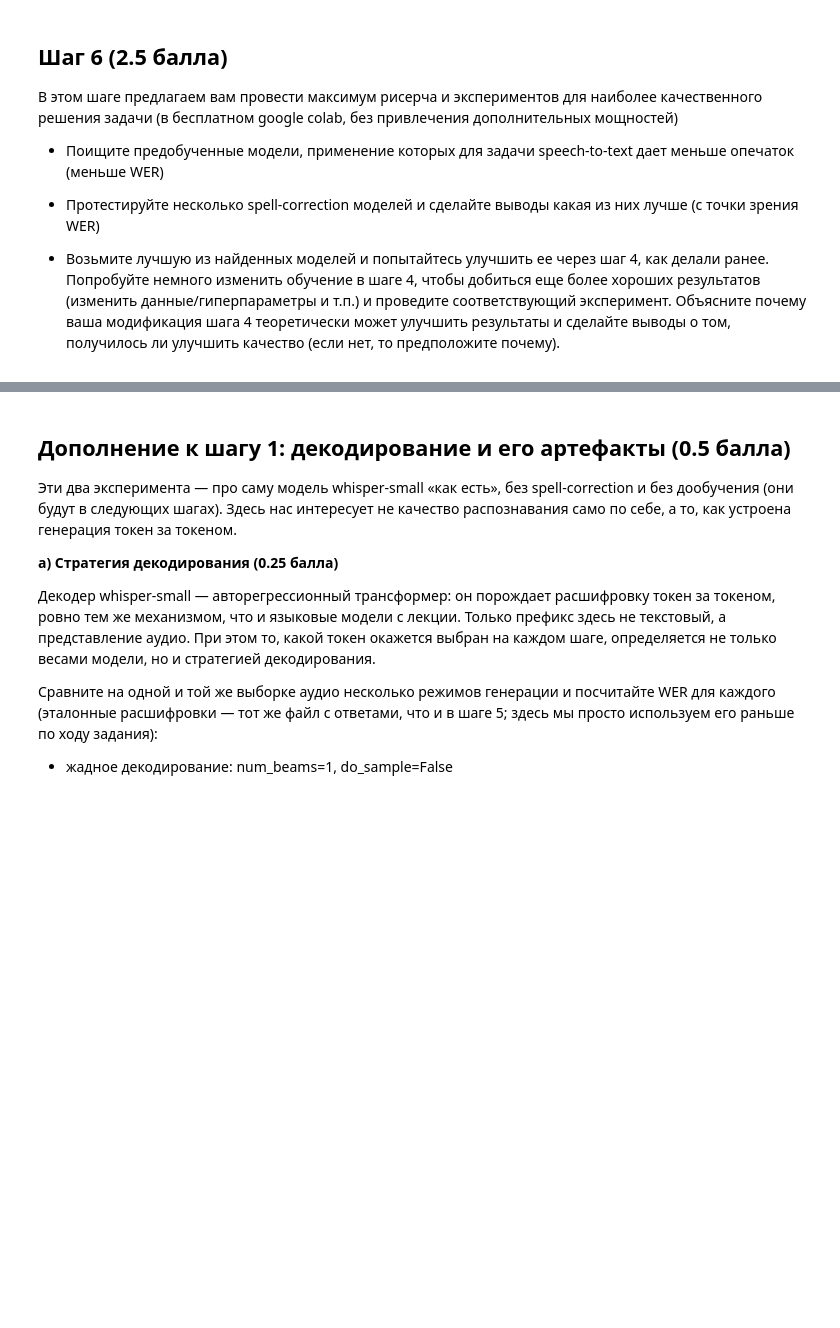
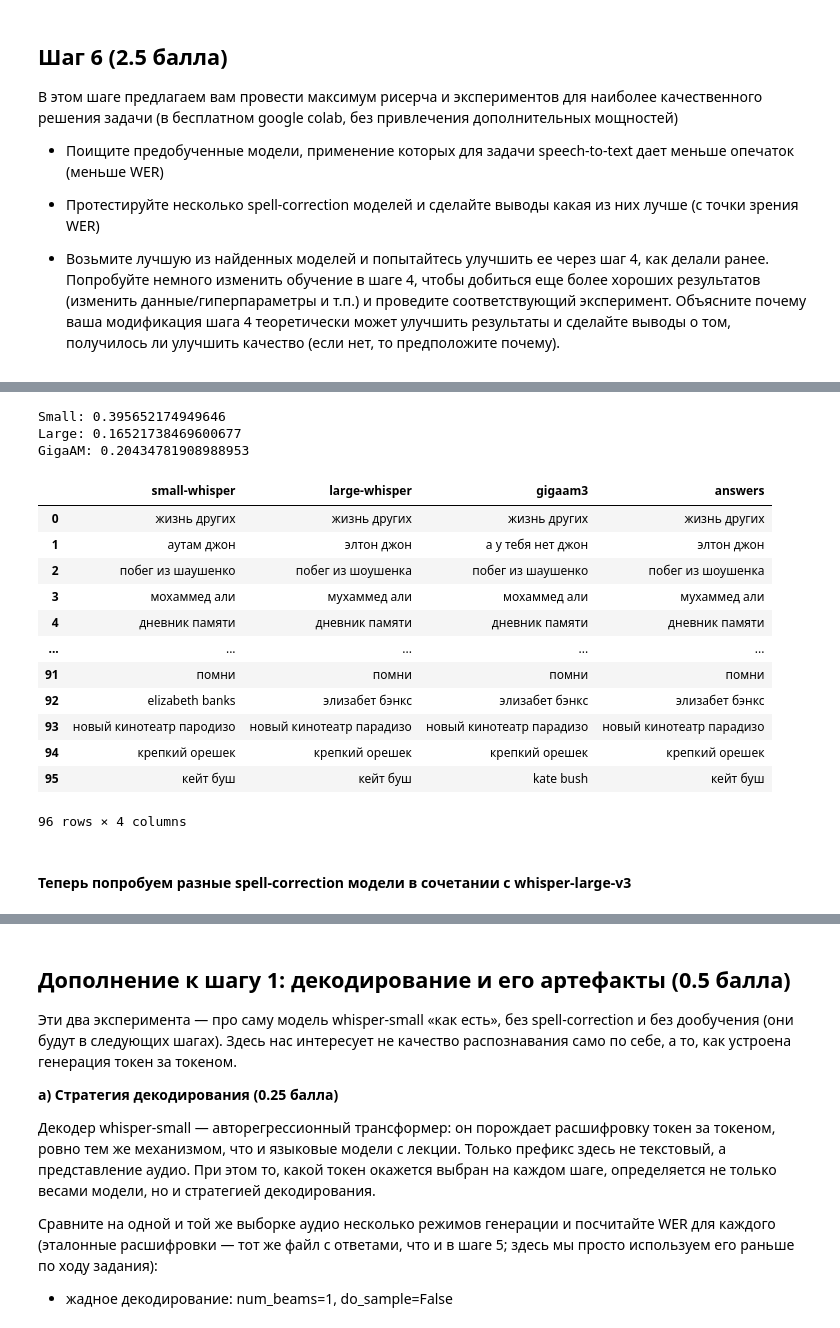
Before and after one commit to just-hw/GEN_HW1, a Jupyter notebook: Hometasks/Base/GenDL_HT1_base_2026.ipynb, the cells around one changed output, grey strips where cells are left out. Cells and saved outputs as stored; diff of their text form; code cells hidden in the pictures; blank space fills up the shorter version.

```diff
--- a/Hometasks/Base/GenDL_HT1_base_2026.ipynb
+++ b/Hometasks/Base/GenDL_HT1_base_2026.ipynb
@@ -1227,0 +1485,6 @@ metric = WordErrorRate()
+# %%
+all_results_df = pd.DataFrame({'small-whisper': pd.read_csv('transcriptions.csv').transcription,
+              'large-whisper': pd.DataFrame(results_whisper_large).transcription.apply(lambda x: x.text).tolist(),
+              'gigaam3': pd.DataFrame(results_gigaam3).transcription
+              })
+all_results_df.to_csv('all_transcriptions.csv')
@@ -1227,0 +1505,68 @@ metric = WordErrorRate()
+# %%
+# удалим отсутствующие ответы из датасета
+idx_to_delete = [3, 42, 58, 92]
+all_results_df.drop(index=idx_to_delete, inplace=True)
+assert len(answers) == len(all_results_df)
+# %%
+# нормализуем текст, потому что это задача расшифровки
+# все ответы в нижнем регистре и не содержит знаков препинания
+# поэтому нам нужно оптимизировать совпадения слов а не кол-во точек и т.д.
+import re
+
+def normalize(text):
+    text = str(text).lower()
+    text = re.sub(r"[^\w\s]", "", text)
+    text = re.sub(r"\s+", " ", text).strip()
+    return text
+
+answers_norm = [x for x in answers]
+small_norm = [
+    normalize(x)
+    for x in all_results_df["small-whisper"].tolist()
+]
+large_norm = [
+    normalize(x)
+    for x in all_results_df["large-whisper"].tolist()
+]
+gigaam_norm = [
+    normalize(x)
+    for x in all_results_df["gigaam3"].tolist()
+]
+# %%
+# large whisper получает самую лучшую оценку, далее будем использовать его
+def calc_wer(predictions, targets):
+    metric = WordErrorRate()
+    metric.update(predictions, targets)
+    return metric.compute().item()
+
+print("Small:", calc_wer(small_norm, answers_norm))
+print("Large:", calc_wer(large_norm, answers_norm))
+print("GigaAM:", calc_wer(gigaam_norm, answers_norm))
+# %% [output]
+Small: 0.395652174949646
+Large: 0.16521738469600677
+GigaAM: 0.20434781908988953
+# %%
+all_transcriptions_norm_df = pd.DataFrame({'small-whisper': small_norm,
+              'large-whisper': large_norm,
+              'gigaam3': gigaam_norm,
+              'answers': answers_norm
+              })
+all_transcriptions_norm_df.to_csv('all_transcriptions_norm.csv')
+all_transcriptions_norm_df
+# %% [output]
+|  | small-whisper | large-whisper | gigaam3 | answers |
+| 0 | жизнь других | жизнь других | жизнь других | жизнь других |
+| 1 | аутам джон | элтон джон | а у тебя нет джон | элтон джон |
+| 2 | побег из шаушенко | побег из шоушенка | побег из шаушенко | побег из шоушенка |
+| 3 | мохаммед али | мухаммед али | мохаммед али | мухаммед али |
+| 4 | дневник памяти | дневник памяти | дневник памяти | дневник памяти |
+| ... | ... | ... | ... | ... |
+| 91 | помни | помни | помни | помни |
+| 92 | elizabeth banks | элизабет бэнкс | элизабет бэнкс | элизабет бэнкс |
+| 93 | новый кинотеатр пародизо | новый кинотеатр парадизо | новый кинотеатр парадизо | новый кинотеатр парадизо |
+| 94 | крепкий орешек | крепкий орешек | крепкий орешек | крепкий орешек |
+| 95 | кейт буш | кейт буш | kate bush | кейт буш |
+96 rows × 4 columns
+# %% [markdown]
+#### Теперь попробуем разные spell-correction модели в сочетании c whisper-large-v3
```
Also changed, not shown: parts of 35 cells of this notebook.
